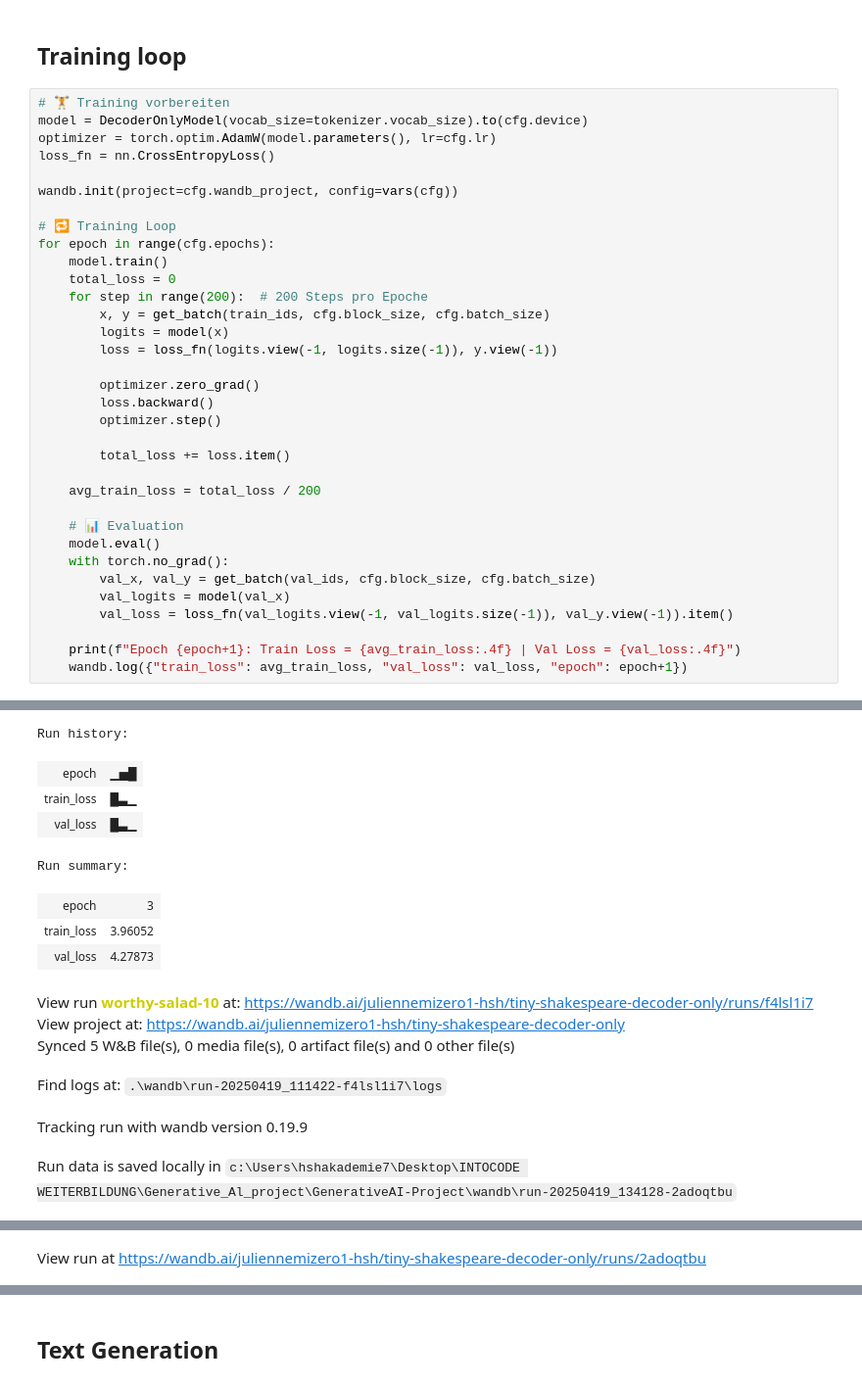
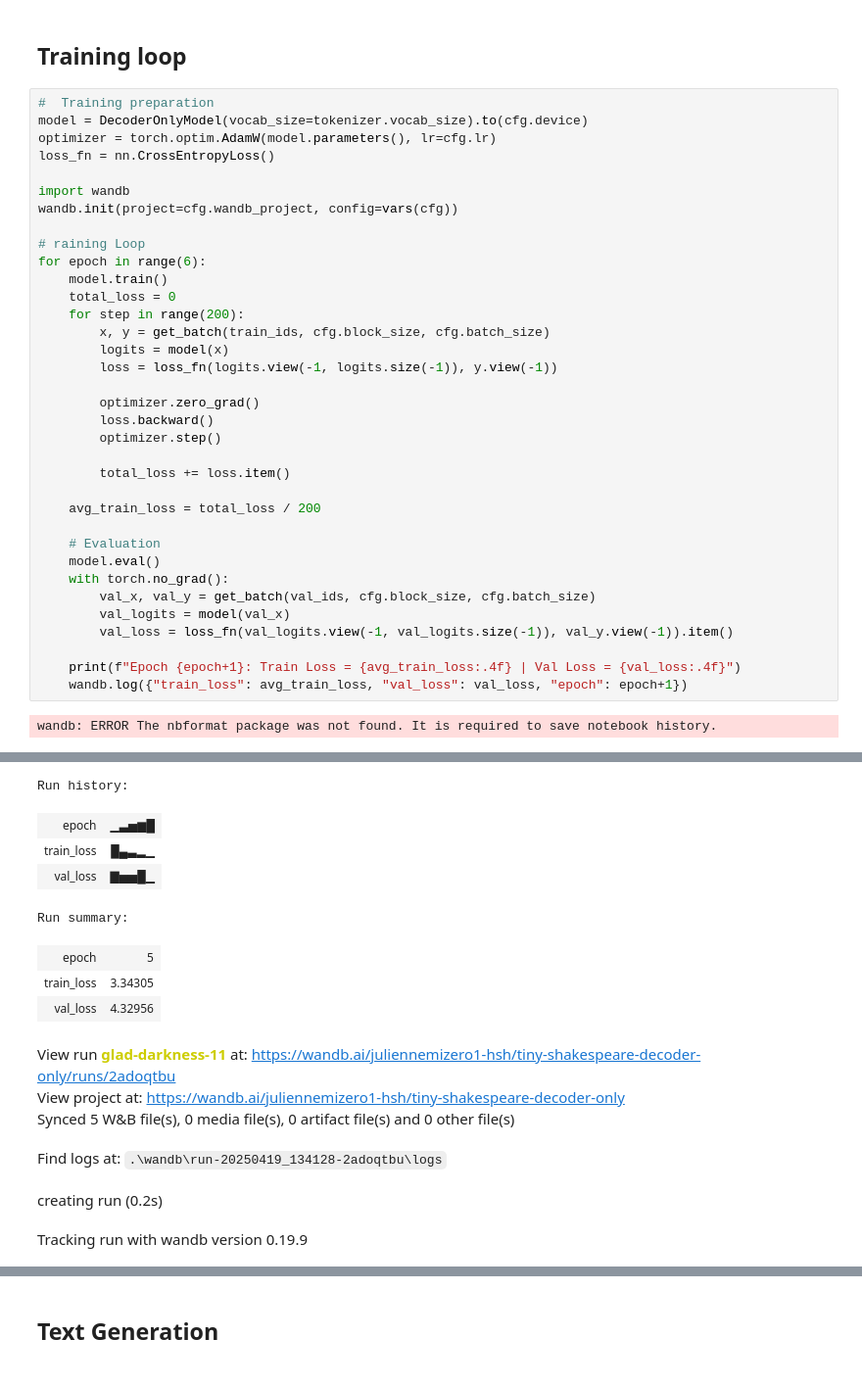
Before and after one commit to hussamalafandi/GenerativeAI-Project, a Jupyter notebook: Sprachmodells.ipynb, the cells around one changed output, grey strips where cells are left out. Shown at 98% size. Cells and saved outputs as stored; diff of their text form.

```diff
--- a/Sprachmodells.ipynb
+++ b/Sprachmodells.ipynb
@@ -149,52 +149,54 @@ True
 # %% [markdown]
 ## Training loop
 # %%
-# 🏋️ Training vorbereiten
+#  Training preparation
 model = DecoderOnlyModel(vocab_size=tokenizer.vocab_size).to(cfg.device)
 optimizer = torch.optim.AdamW(model.parameters(), lr=cfg.lr)
 loss_fn = nn.CrossEntropyLoss()
 
+import wandb
 wandb.init(project=cfg.wandb_project, config=vars(cfg))
 
-# 🔁 Training Loop
-for epoch in range(cfg.epochs):
+# raining Loop
+for epoch in range(6):
     model.train()
     total_loss = 0
-    for step in range(200):  # 200 Steps pro Epoche
+    for step in range(200):
         x, y = get_batch(train_ids, cfg.block_size, cfg.batch_size)
         logits = model(x)
         loss = loss_fn(logits.view(-1, logits.size(-1)), y.view(-1))
 
         optimizer.zero_grad()
         loss.backward()
         optimizer.step()
 
         total_loss += loss.item()
 
     avg_train_loss = total_loss / 200
 
-    # 📊 Evaluation
+    # Evaluation
     model.eval()
     with torch.no_grad():
         val_x, val_y = get_batch(val_ids, cfg.block_size, cfg.batch_size)
         val_logits = model(val_x)
         val_loss = loss_fn(val_logits.view(-1, val_logits.size(-1)), val_y.view(-1)).item()
 
     print(f"Epoch {epoch+1}: Train Loss = {avg_train_loss:.4f} | Val Loss = {val_loss:.4f}")
     wandb.log({"train_loss": avg_train_loss, "val_loss": val_loss, "epoch": epoch+1})
 # %% [output]
+wandb: ERROR The nbformat package was not found. It is required to save notebook history.
 [interactive output not drawn]
-Run history:
+Run history:
-| epoch | ▁▅█ |
-| train_loss | █▃▁ |
-| val_loss | █▃▁ |
+| epoch | ▁▃▅▆█ |
+| train_loss | █▄▃▂▁ |
+| val_loss | ▇▅▅█▁ |
-Run summary:
+Run summary:
-| epoch | 3 |
-| train_loss | 3.96052 |
-| val_loss | 4.27873 |
+| epoch | 5 |
+| train_loss | 3.34305 |
+| val_loss | 4.32956 |
-View run worthy-salad-10 at: https://wandb.ai/juliennemizero1-hsh/tiny-shakespeare-decoder-only/runs/f4lsl1i7
+View run glad-darkness-11 at: https://wandb.ai/juliennemizero1-hsh/tiny-shakespeare-decoder-only/runs/2adoqtbu
 View project at: https://wandb.ai/juliennemizero1-hsh/tiny-shakespeare-decoder-only
 Synced 5 W&B file(s), 0 media file(s), 0 artifact file(s) and 0 other file(s)
-Find logs at: .\wandb\run-20250419_111422-f4lsl1i7\logs
+Find logs at: .\wandb\run-20250419_134128-2adoqtbu\logs
-Tracking run with wandb version 0.19.9
+creating run (0.2s)
-Run data is saved locally in c:\Users\hshakademie7\Desktop\INTOCODE WEITERBILDUNG\Generative_Al_project\GenerativeAI-Project\wandb\run-20250419_134128-2adoqtbu
+Tracking run with wandb version 0.19.9
@@ -203 +204,0 @@ View project at https://wandb.ai/juliennemizero1-hsh/tiny-shakespeare-decoder-on
-View run at https://wandb.ai/juliennemizero1-hsh/tiny-shakespeare-decoder-only/runs/2adoqtbu
```
Also changed, not shown: parts of 6 cells of this notebook.
